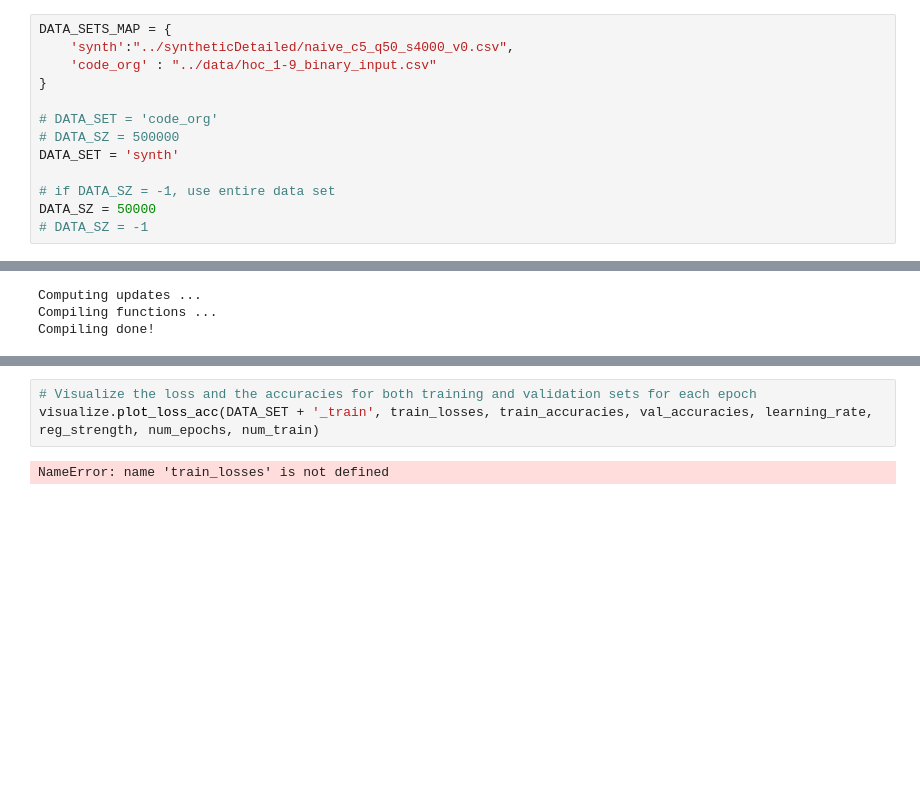
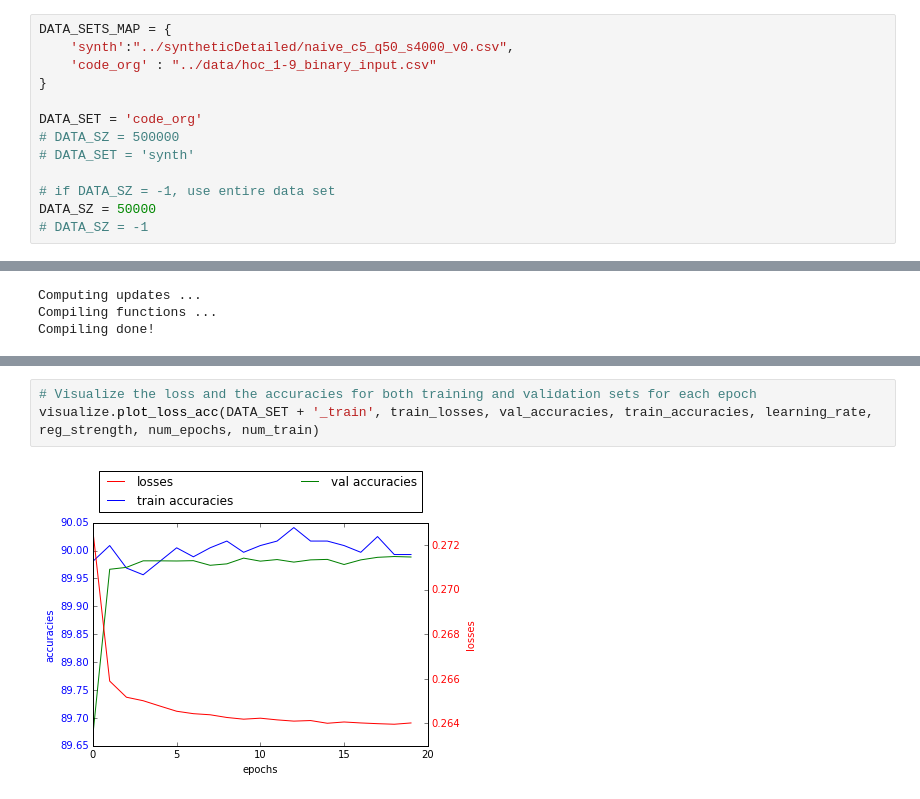
Before and after one commit to ange3/deepcode, a Jupyter notebook: code/milestone_1_binary_predict_student_performance_on_next_prob_results.ipynb, the cells around one changed output, grey strips where cells are left out. Saved outputs shown, nothing was run; the diff lists cells and outputs as text; blank space fills up the shorter version.

```diff
--- a/code/milestone_1_binary_predict_student_performance_on_next_prob_results.ipynb
+++ b/code/milestone_1_binary_predict_student_performance_on_next_prob_results.ipynb
@@ -24,9 +27,9 @@ DATA_SETS_MAP = {
     'code_org' : "../data/hoc_1-9_binary_input.csv"
 }
 
-# DATA_SET = 'code_org'
+DATA_SET = 'code_org'
 # DATA_SZ = 500000
-DATA_SET = 'synth'
+# DATA_SET = 'synth'
 
 # if DATA_SZ = -1, use entire data set
 DATA_SZ = 50000
@@ -132,5 +144,5 @@ Final results:
 # %%
 # Visualize the loss and the accuracies for both training and validation sets for each epoch
-visualize.plot_loss_acc(DATA_SET + '_train', train_losses, train_accuracies, val_accuracies, learning_rate, reg_strength, num_epochs, num_train)
+visualize.plot_loss_acc(DATA_SET + '_train', train_losses, val_accuracies, train_accuracies, learning_rate, reg_strength, num_epochs, num_train)
 # %% [output]
-NameError: name 'train_losses' is not defined
+[figure, added]
```
Also changed, not shown: parts of 5 cells of this notebook, 7 other files.
